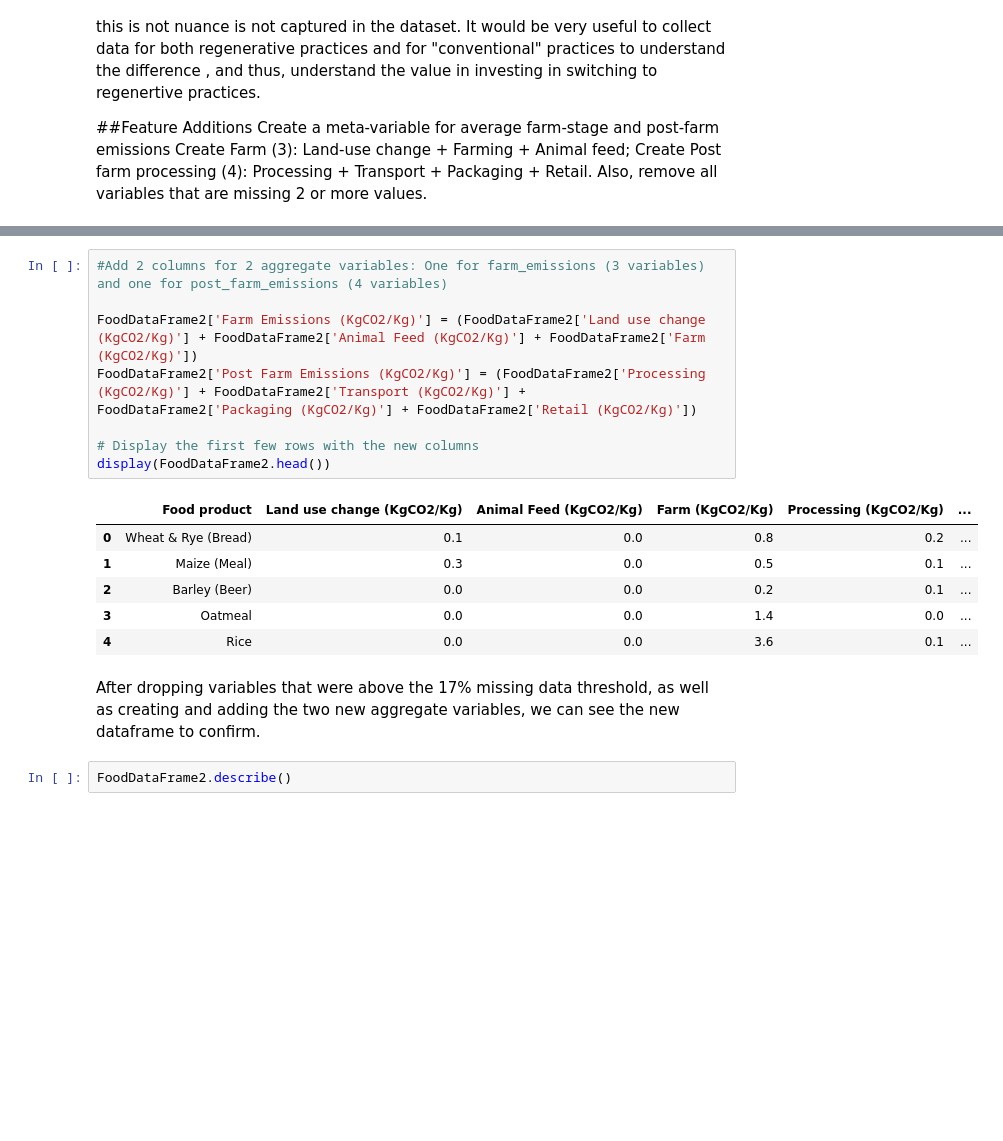
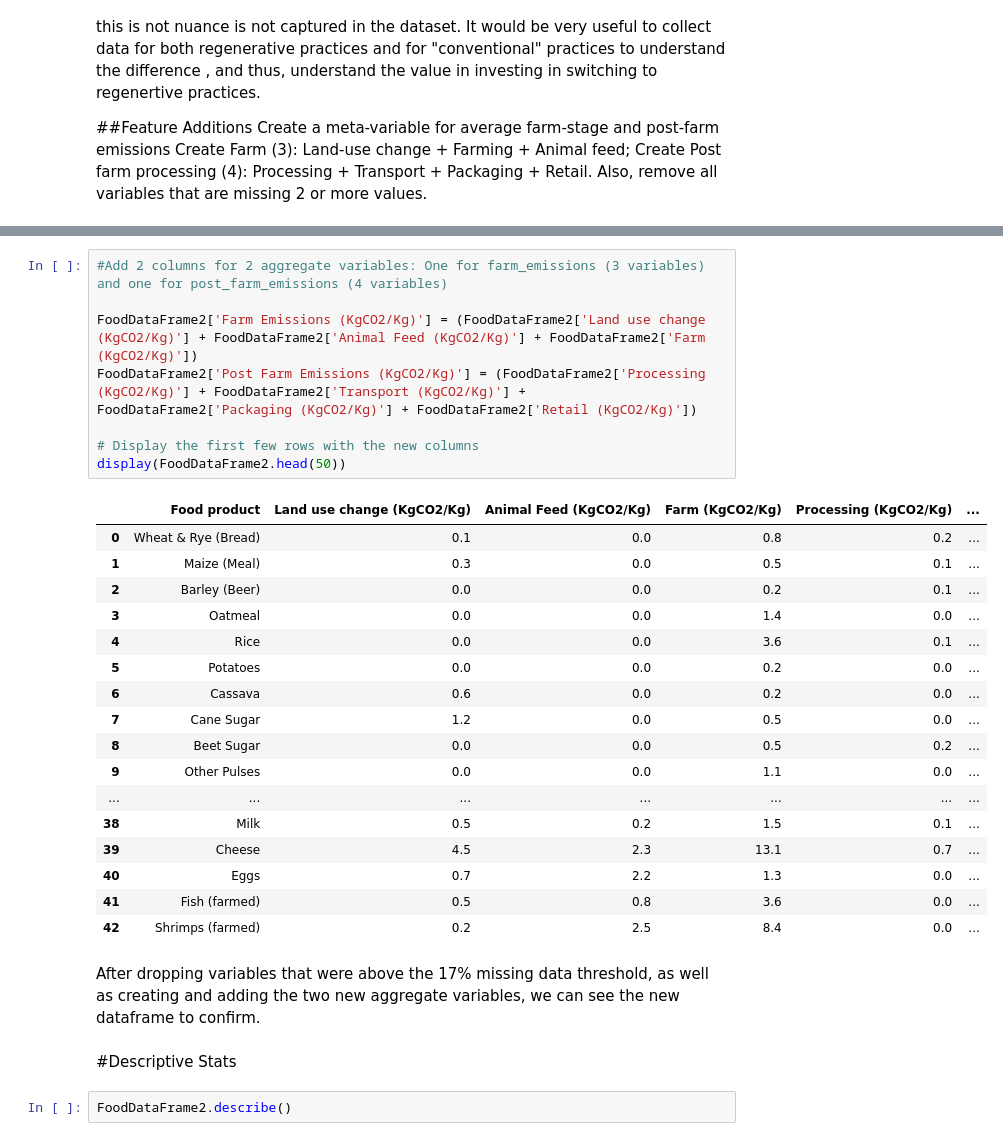
Before and after one commit to kzukeri/portfolio, a Jupyter notebook: Kweli-Final-Project.ipynb, the cells around one changed output, grey strips where cells are left out. Drawn from its saved outputs; the diff is of its cells as text; blank space fills up the shorter version.

```diff
--- a/Kweli-Final-Project.ipynb
+++ b/Kweli-Final-Project.ipynb
@@ -284,20 +283,33 @@ dtype: int64
 # %%
 #Add 2 columns for 2 aggregate variables: One for farm_emissions (3 variables) and one for post_farm_emissions (4 variables)
 
 FoodDataFrame2['Farm Emissions (KgCO2/Kg)'] = (FoodDataFrame2['Land use change (KgCO2/Kg)'] + FoodDataFrame2['Animal Feed (KgCO2/Kg)'] + FoodDataFrame2['Farm (KgCO2/Kg)'])
 FoodDataFrame2['Post Farm Emissions (KgCO2/Kg)'] = (FoodDataFrame2['Processing (KgCO2/Kg)'] + FoodDataFrame2['Transport (KgCO2/Kg)'] + FoodDataFrame2['Packaging (KgCO2/Kg)'] + FoodDataFrame2['Retail (KgCO2/Kg)'])
 
 # Display the first few rows with the new columns
-display(FoodDataFrame2.head())
+display(FoodDataFrame2.head(50))
 # %% [output]
 |  | Food product | Land use change (KgCO2/Kg) | Animal Feed (KgCO2/Kg) | Farm (KgCO2/Kg) | Processing (KgCO2/Kg) | ... |
 | 0 | Wheat & Rye (Bread) | 0.1 | 0.0 | 0.8 | 0.2 | ... |
 | 1 | Maize (Meal) | 0.3 | 0.0 | 0.5 | 0.1 | ... |
 | 2 | Barley (Beer) | 0.0 | 0.0 | 0.2 | 0.1 | ... |
 | 3 | Oatmeal | 0.0 | 0.0 | 1.4 | 0.0 | ... |
 | 4 | Rice | 0.0 | 0.0 | 3.6 | 0.1 | ... |
+| 5 | Potatoes | 0.0 | 0.0 | 0.2 | 0.0 | ... |
+| 6 | Cassava | 0.6 | 0.0 | 0.2 | 0.0 | ... |
+| 7 | Cane Sugar | 1.2 | 0.0 | 0.5 | 0.0 | ... |
+| 8 | Beet Sugar | 0.0 | 0.0 | 0.5 | 0.2 | ... |
+| 9 | Other Pulses | 0.0 | 0.0 | 1.1 | 0.0 | ... |
+| ... | ... | ... | ... | ... | ... | ... |
+| 38 | Milk | 0.5 | 0.2 | 1.5 | 0.1 | ... |
+| 39 | Cheese | 4.5 | 2.3 | 13.1 | 0.7 | ... |
+| 40 | Eggs | 0.7 | 2.2 | 1.3 | 0.0 | ... |
+| 41 | Fish (farmed) | 0.5 | 0.8 | 3.6 | 0.0 | ... |
+| 42 | Shrimps (farmed) | 0.2 | 2.5 | 8.4 | 0.0 | ... |
 # %% [markdown]
 After dropping variables that were above the 17% missing data threshold, as well as creating and adding the two new aggregate variables, we can see the new dataframe to confirm.
+# %% [markdown]
+#Descriptive Stats
 # %%
 FoodDataFrame2.describe()
 # %% [output]
```
Also changed, not shown: parts of 13 cells of this notebook.
